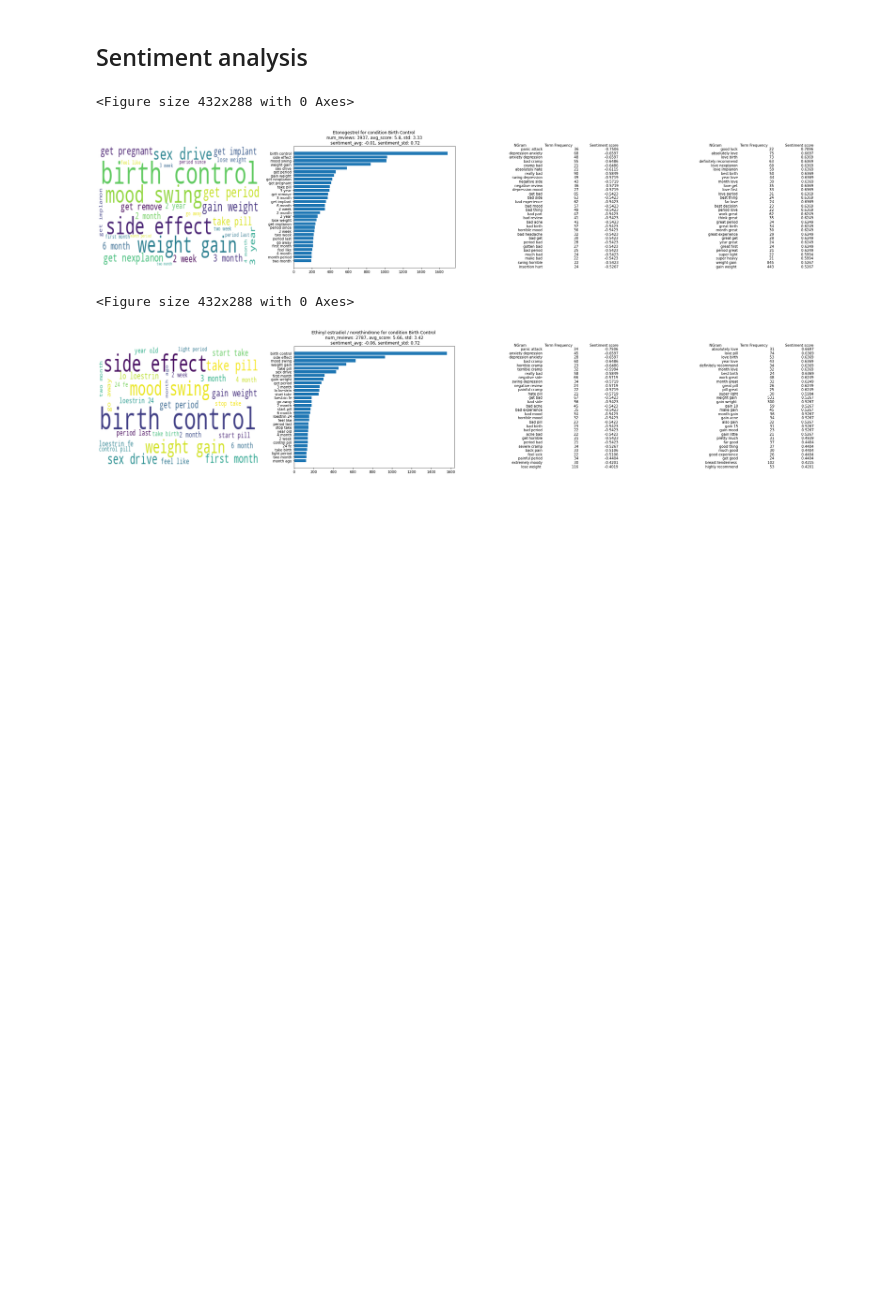
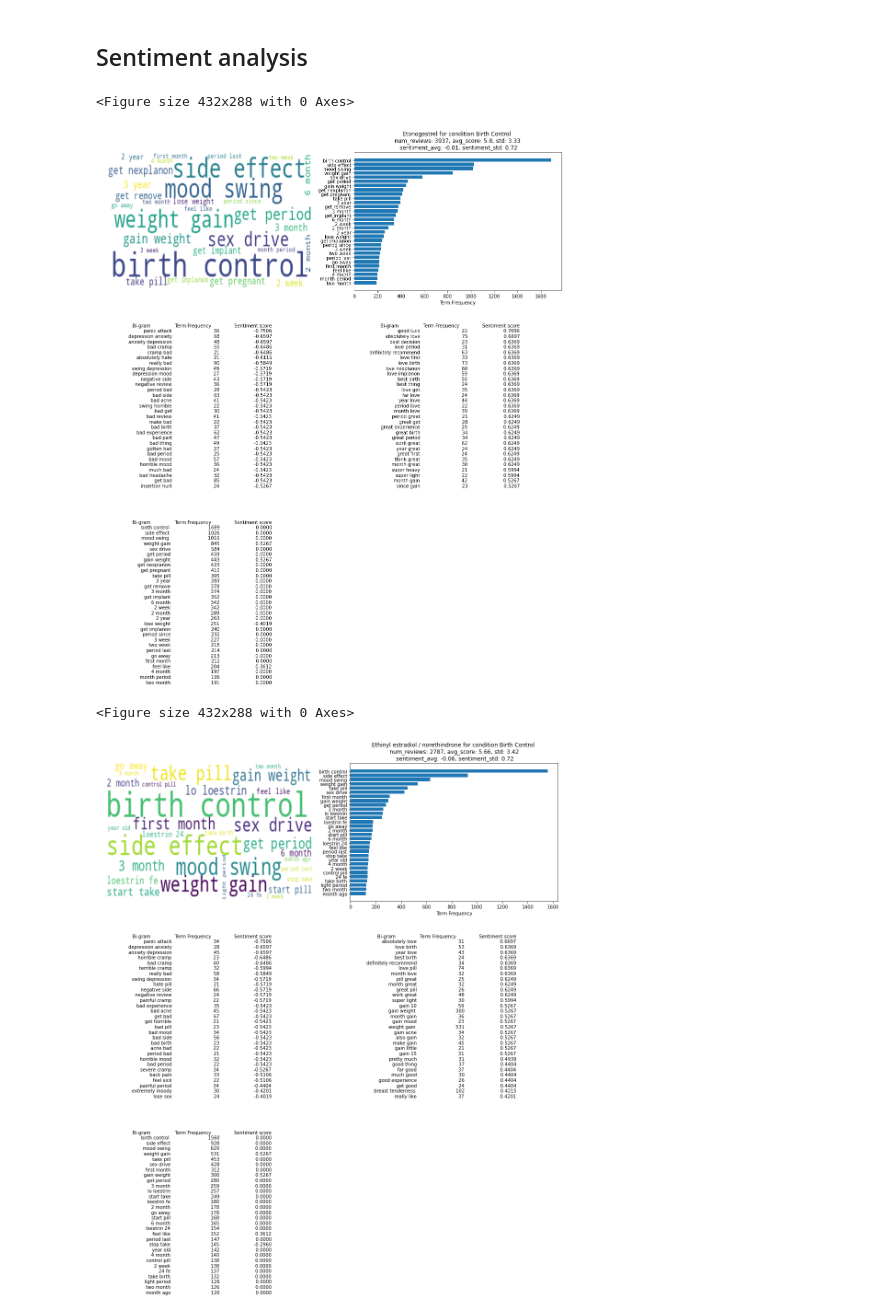
Before and after one commit to kallekj/BDPP-Project, a Jupyter notebook: BDPP_project-sentiment_v2.ipynb, the cells around one changed output. Drawn from its saved outputs; the diff is of its cells as text; code cells hidden in the pictures; blank space fills up the shorter version.

```diff
--- a/BDPP_project-sentiment_v2.ipynb
+++ b/BDPP_project-sentiment_v2.ipynb
@@ -265,20 +269,11 @@ from collections import defaultdict
 # download('averaged_perceptron_tagger')
 # download('omw')
 
+wnl = WordNetLemmatizer() # Init the lemmatizer
 
 def lemmatizeWords(review):
-    # def tag_filter(word):
-    #     if word[1][0] in ["N", "R", "V"]:
-    #         return True
-    #     else:
-    #         return False
-
-    wnl = WordNetLemmatizer() # Init the lemmatizer
-    cleaned = [word.replace(".", "").replace(",", "") for word in review] # Remove any chars which the Tokenizer doesn't remove
-    cleaned = list(filter(None,cleaned)) # Remove all the None elements
-    tagged_words = pos_tag(cleaned) # POS-tag every word
+    tagged_words = pos_tag(review) # POS-tag every word
     # Since the tags from the POS_tagger doesn't work with the lemmatizer we have to translate them.
-    #tagged_words_filtered = list(filter(tag_filter, tagged_words))
     newTags = defaultdict(lambda : wordnet.NOUN)
     newTags["R"] = wordnet.ADV
     newTags["V"] = wordnet.VERB
@@ -381,41 +388,44 @@ def generateWordCloud(data):
         dt = [(item[0], int(item[1]), float(item[2])) for item in pic["ngram_sentiment_compunds"]] # Since the columns are strings from the spark-dataframe we have to iterate and convert the values to int and float
         dt = list(filter(lambda item: item[1] > MIN_WORD_FREQ, dt)) # Filter out the entries where the word frequency is less than MIN_WORD_FREQ
 
-        wordFreqDF = pd.DataFrame(dt, columns=["NGram", "Term Frequency", "Sentiment score"])
-        wordFreqSortedNEG = wordFreqDF.sort_values(by=["Sentiment score", "Term Frequency"], ascending=[True, False])
-        wordFreqSortedPOS = wordFreqDF.sort_values(by=["Sentiment score", "Term Frequency"], ascending=[False, False])
+        wordFreqDF = pd.DataFrame(dt, columns=["Bi-gram", "Term Frequency", "Sentiment score"])
+        wordFreqSortedNEG = wordFreqDF.sort_values(by=["Sentiment score"], ascending=[True])
+        wordFreqSortedPOS = wordFreqDF.sort_values(by=["Sentiment score"], ascending=[False])
 
         ## This is for the wordcloud and bar-plot
         wordFreqDict = dict([(item[0], int(item[1])) for item in pic["ngram_sentiment_compunds"]])
         wordFreqDict = {k: v for k, v in sorted(wordFreqDict.items(), key=lambda item: item[1])}
         review_sentiments = np.array(pic["review_sentiment"]) # Cets the sentiments for each review
         wordcloud = WordCloud(max_font_size=50, max_words=30, repeat=False, background_color="white").fit_words(wordFreqDict)
         plt.figure(i)
 
-        fig, (ax1, ax2, ax3, ax4) = plt.subplots(1,4, figsize=(30,6))
+        fig, ((ax1, ax2), (ax3, ax4), (ax5, ax6)) = plt.subplots(3,2, figsize=(15,17))
         # Plot wordcloud
         ax1.imshow(wordcloud, interpolation="bilinear", aspect="auto")
         ax1.axis("off")
 
         # Plot barplot
         ax2.barh(list(wordFreqDict.keys())[-30:], list(wordFreqDict.values())[-30:])
         ax2.set_title("{} for condition {} \n num_reviews: {}, avg_score: {}, std: {} \n sentiment_avg: {}, sentiment_std: {}" \
                       .format(pic["drugName"], pic["condition"], pic["num_reviews"], \
                               round(pic["avg"], 2), round(pic["std"], 2), \
                               round(review_sentiments.mean(),2), round(review_sentiments.std(), 2)))
-
+        ax2.set_xlabel("Term Frequency")
         #Plot the text with sentiment
         ax3.text(0.8,0,wordFreqSortedNEG.head(30).to_string(col_space=30, justify="right", index=False), wrap=False, ha="right")
         ax3.axis("off")
         ax4.text(0.8,0,wordFreqSortedPOS.head(30).to_string(col_space=30, justify="right", index=False), wrap=False, ha="right", transform=ax4.transAxes)
         ax4.axis("off")
+        ax5.text(0.8,0,wordFreqDF.sort_values(by=["Term Frequency"], ascending=[False]).head(30).to_string(col_space=30, justify="right", index=False), wrap=False, ha="right")
+        ax5.axis("off")
+        ax6.axis("off")
         plt.tight_layout()
         plt.show()
 
 generateWordCloud(wordFreq)
 # %% [output]
 <Figure size 432x288 with 0 Axes>
-[figure, old version]
+[figure, new version]
 <Figure size 432x288 with 0 Axes>
-[figure, old version]
+[figure, new version]
 <Figure size 432x288 with 0 Axes>
```
Also changed, not shown: parts of 3 cells of this notebook, 11 other files.
